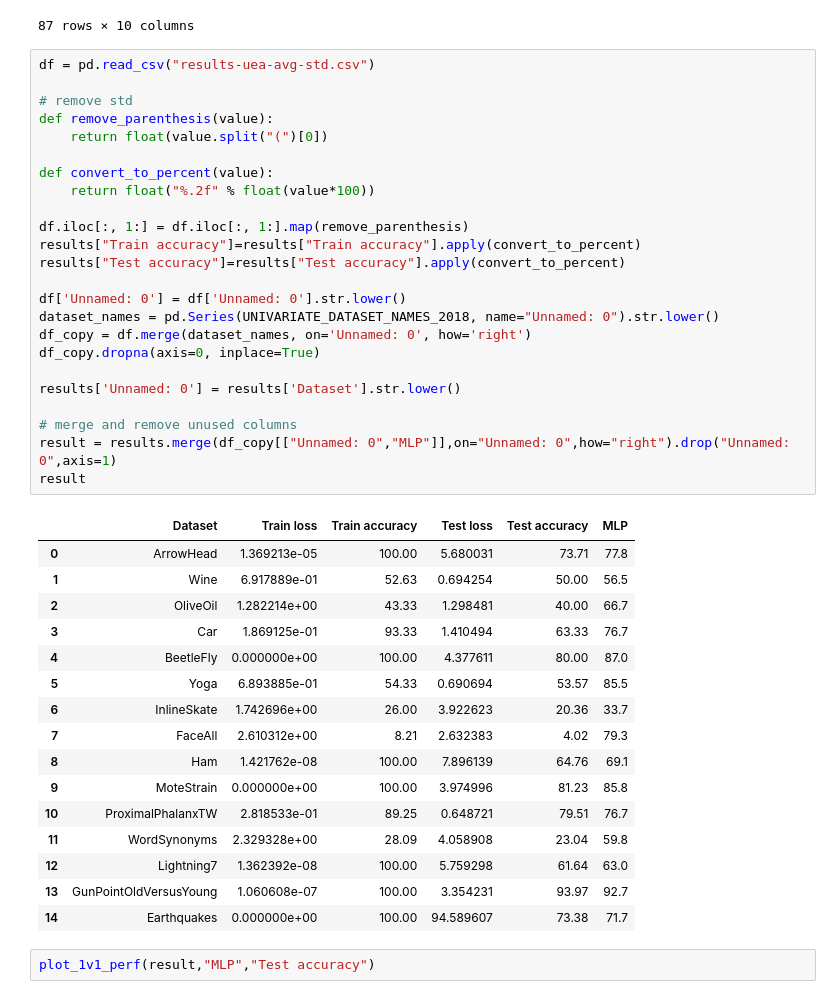
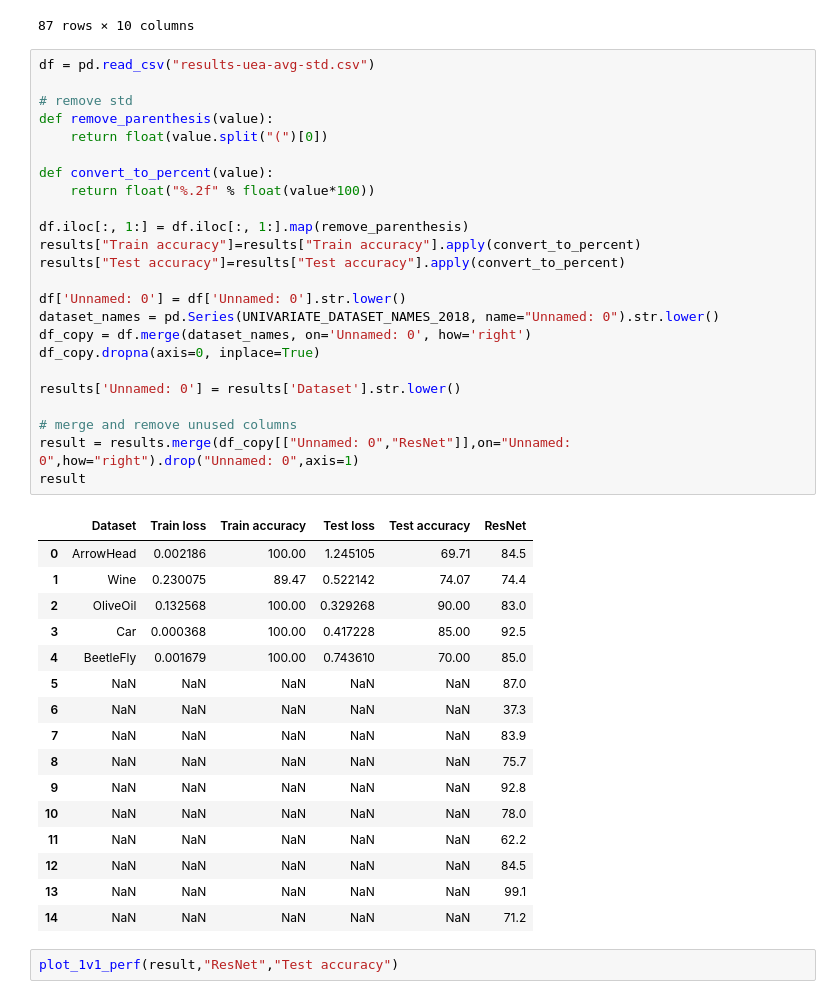
Before and after one commit to Elnur21/MLP_MultiLayerPerceptron, a Jupyter notebook: test_resnet.ipynb, the cells around one changed output. Saved outputs shown, nothing was run; the diff lists cells and outputs as text.

```diff
--- a/test_resnet.ipynb
+++ b/test_resnet.ipynb
@@ -165,43 +190,43 @@ results_uea
 # %%
 df = pd.read_csv("results-uea-avg-std.csv")
 
 # remove std
 def remove_parenthesis(value):
     return float(value.split("(")[0])
 
 def convert_to_percent(value):
     return float("%.2f" % float(value*100))
 
 df.iloc[:, 1:] = df.iloc[:, 1:].map(remove_parenthesis)
 results["Train accuracy"]=results["Train accuracy"].apply(convert_to_percent)
 results["Test accuracy"]=results["Test accuracy"].apply(convert_to_percent)
 
 df['Unnamed: 0'] = df['Unnamed: 0'].str.lower()
 dataset_names = pd.Series(UNIVARIATE_DATASET_NAMES_2018, name="Unnamed: 0").str.lower()
 df_copy = df.merge(dataset_names, on='Unnamed: 0', how='right')
 df_copy.dropna(axis=0, inplace=True)
 
 results['Unnamed: 0'] = results['Dataset'].str.lower()
 
 # merge and remove unused columns
-result = results.merge(df_copy[["Unnamed: 0","MLP"]],on="Unnamed: 0",how="right").drop("Unnamed: 0",axis=1)
+result = results.merge(df_copy[["Unnamed: 0","ResNet"]],on="Unnamed: 0",how="right").drop("Unnamed: 0",axis=1)
 result
 # %% [output]
-|  | Dataset | Train loss | Train accuracy | Test loss | Test accuracy | MLP |
-| 0 | ArrowHead | 1.369213e-05 | 100.00 | 5.680031 | 73.71 | 77.8 |
-| 1 | Wine | 6.917889e-01 | 52.63 | 0.694254 | 50.00 | 56.5 |
-| 2 | OliveOil | 1.282214e+00 | 43.33 | 1.298481 | 40.00 | 66.7 |
-| 3 | Car | 1.869125e-01 | 93.33 | 1.410494 | 63.33 | 76.7 |
-| 4 | BeetleFly | 0.000000e+00 | 100.00 | 4.377611 | 80.00 | 87.0 |
-| 5 | Yoga | 6.893885e-01 | 54.33 | 0.690694 | 53.57 | 85.5 |
-| 6 | InlineSkate | 1.742696e+00 | 26.00 | 3.922623 | 20.36 | 33.7 |
-| 7 | FaceAll | 2.610312e+00 | 8.21 | 2.632383 | 4.02 | 79.3 |
-| 8 | Ham | 1.421762e-08 | 100.00 | 7.896139 | 64.76 | 69.1 |
-| 9 | MoteStrain | 0.000000e+00 | 100.00 | 3.974996 | 81.23 | 85.8 |
-| 10 | ProximalPhalanxTW | 2.818533e-01 | 89.25 | 0.648721 | 79.51 | 76.7 |
-| 11 | WordSynonyms | 2.329328e+00 | 28.09 | 4.058908 | 23.04 | 59.8 |
-| 12 | Lightning7 | 1.362392e-08 | 100.00 | 5.759298 | 61.64 | 63.0 |
-| 13 | GunPointOldVersusYoung | 1.060608e-07 | 100.00 | 3.354231 | 93.97 | 92.7 |
-| 14 | Earthquakes | 0.000000e+00 | 100.00 | 94.589607 | 73.38 | 71.7 |
+|  | Dataset | Train loss | Train accuracy | Test loss | Test accuracy | ResNet |
+| 0 | ArrowHead | 0.002186 | 100.00 | 1.245105 | 69.71 | 84.5 |
+| 1 | Wine | 0.230075 | 89.47 | 0.522142 | 74.07 | 74.4 |
+| 2 | OliveOil | 0.132568 | 100.00 | 0.329268 | 90.00 | 83.0 |
+| 3 | Car | 0.000368 | 100.00 | 0.417228 | 85.00 | 92.5 |
+| 4 | BeetleFly | 0.001679 | 100.00 | 0.743610 | 70.00 | 85.0 |
+| 5 | NaN | NaN | NaN | NaN | NaN | 87.0 |
+| 6 | NaN | NaN | NaN | NaN | NaN | 37.3 |
+| 7 | NaN | NaN | NaN | NaN | NaN | 83.9 |
+| 8 | NaN | NaN | NaN | NaN | NaN | 75.7 |
+| 9 | NaN | NaN | NaN | NaN | NaN | 92.8 |
+| 10 | NaN | NaN | NaN | NaN | NaN | 78.0 |
+| 11 | NaN | NaN | NaN | NaN | NaN | 62.2 |
+| 12 | NaN | NaN | NaN | NaN | NaN | 84.5 |
+| 13 | NaN | NaN | NaN | NaN | NaN | 99.1 |
+| 14 | NaN | NaN | NaN | NaN | NaN | 71.2 |
 # %%
-plot_1v1_perf(result,"MLP","Test accuracy")
+plot_1v1_perf(result,"ResNet","Test accuracy")
```
Also changed, not shown: parts of 2 cells of this notebook, 23 other files.
